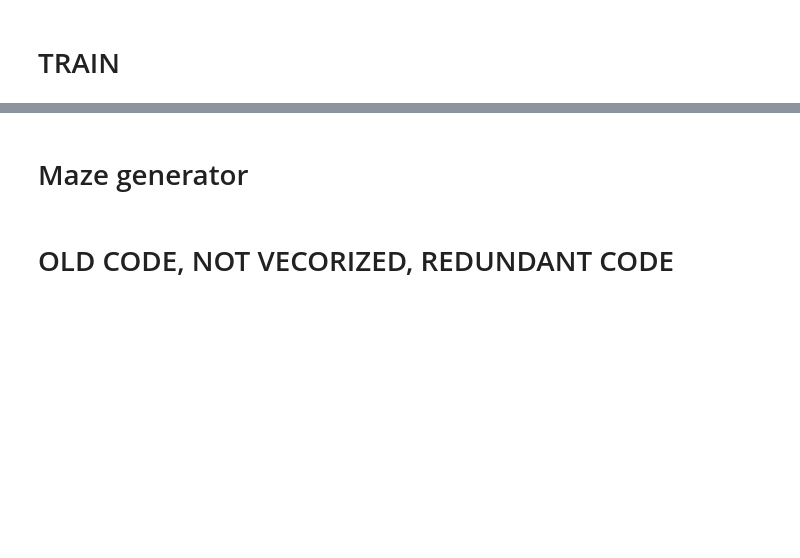
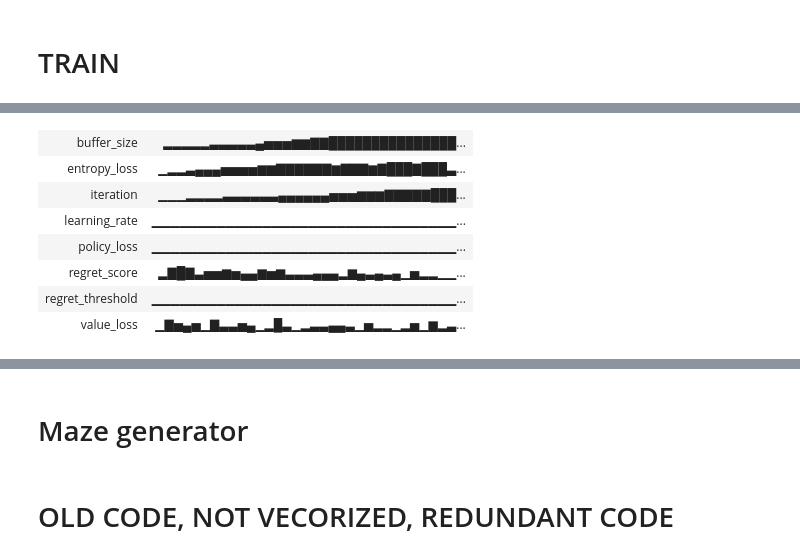
Before and after one commit to noostale/accel-adaptive-rl-env-curricula, a Jupyter notebook: accel.ipynb, the cells around one changed output, grey strips where cells are left out. Drawn from its saved outputs; the diff is of its cells as text; code cells hidden in the pictures; blank space fills up the shorter version.

```diff
--- a/accel.ipynb
+++ b/accel.ipynb
@@ -436,54 +556,59 @@ Using device: cpu
 # %% [markdown]
 # TRAIN
 # %%
-# use pprun to profile and list by cumulative time
-config = {
-        "grid_size": 5,
+if __name__ == "__main__":
 
-        "total_iterations": 1000,
-        "train_steps": 500,
+    wandb.finish()
 
-        "replay_prob": 0.8,            # Probability of replaying a level and editing it vs. generating a new one
-        "level_buffer_size": 128,       # Maximum number of levels to store in the buffer
-        "initial_fill_size": 64,       # Number of levels to pre-fill the buffer with
-        "regret_threshold": 0.00,      # Minimum regret threshold to consider a level for the buffer
+    config = {
+            "grid_size": 5,
 
-        "n_envs": 1,                   # Number of parallel environments to use for training
+            "total_iterations": 100,
+            "train_steps": 500,
 
-        "edit_levels": True,           # Whether to edit levels during training i.e. ACCEL or PLR
-        "easy_start": True,            # Whether to fill the buffer with easy levels first i.e. minimum number of blocks
+            "replay_prob": 0.8,            # Probability of replaying a level and editing it vs. generating a new one
+            "level_buffer_size": 128,       # Maximum number of levels to store in the buffer
+            "initial_fill_size": 64,       # Number of levels to pre-fill the buffer with
+            "regret_threshold": 0.00,      # Minimum regret threshold to consider a level for the buffer
 
-        "parallel_regret": False       # Whether to use parallel GAE-based regret calculation
-    }
+            "n_envs": 3,                   # Number of parallel environments to use for training
+
+            "edit_levels": True,           # Whether to edit levels during training i.e. ACCEL or PLR
+            "easy_start": True,            # Whether to fill the buffer with easy levels first i.e. minimum number of blocks
+
+            }
 
 
 
-'''config["edit_levels"] = False
-config["easy_start"] = False
-print(f"Running PLR with config: {config}")
-model_plr = main_accel(**config)
+    #config["edit_levels"] = False
+    #config["easy_start"] = False
+    #print(f"Running PLR with config: {config}")
+    #model_plr = main_accel(**config)
 
-# Save the model
-model_plr.save("plr_model")
+    # Save the model
+    #model_plr.save("plr_model")
 
-print("\n\n============================================\n\n")
+    print("\n\n============================================\n\n")
 
-config["edit_levels"] = True
-config["easy_start"] = False
-print(f"Running ACCEL with config: {config}")
-model_accel = main_accel(**config)
+    config["edit_levels"] = True
+    config["easy_start"] = False
+    print(f"Running ACCEL with config: {config}")
+    model_accel = main_accel(**config)
 
-# Save the model
-model_accel.save("accel_model")
+    # Save the model
+    model_accel.save("accel_model")
 
-print("\n\n============================================\n\n")
-'''
+    print("\n\n============================================\n\n")
 
-config["edit_levels"] = True
-config["easy_start"] = True
-print(f"Running ACCEL with easy start with config: {config}")
-model_accel_easy = main_accel(**config)
 
-# Save the model
-model_accel_easy.save(f"accel_model_easy_{config['grid_size']}x{config['grid_size']}")
+    config["edit_levels"] = True
+    config["easy_start"] = True
+    print(f"Running ACCEL with easy start with config: {config}")
+    model_accel_easy = main_accel(**config)
+
+    # Save the model
+    model_accel_easy.save(f"models/accel_model_easy_{config['grid_size']}x{config['grid_size']}")
+
+    # Evaluate the models
+    evalute_models()
 # %% [output]
@@ -506,0 +617,8 @@ Sampled level from buffer: {'width': 5, 'height': 5, 'num_blocks': 8, 'start_pos
+| buffer_size | ▂▂▂▂▂▃▃▃▃▃▄▅▅▅▆▆▇▇███████████████... |
+| entropy_loss | ▁▂▂▃▄▄▄▅▅▅▅▆▆▇▇▇▇▇▇▆▇▇▇▆▇███▇███▃... |
+| iteration | ▁▁▁▂▂▂▂▃▃▃▃▃▃▄▄▄▄▄▄▅▅▅▆▆▆▇▇▇▇▇███... |
+| learning_rate | ▁▁▁▁▁▁▁▁▁▁▁▁▁▁▁▁▁▁▁▁▁▁▁▁▁▁▁▁▁▁▁▁▁... |
+| policy_loss | ▁▁▁▁▁▁▁▁▁▁▁▁▁▁▁▁▁▁▁▁▁▁▁▁▁▁▁▁▁▁▁▁▁... |
+| regret_score | ▂▇█▇▃▅▅▆▅▄▄▆▅▆▃▃▃▄▄▄▂▆▄▃▄▃▄▁▅▂▂▁▁... |
+| regret_threshold | ▁▁▁▁▁▁▁▁▁▁▁▁▁▁▁▁▁▁▁▁▁▁▁▁▁▁▁▁▁▁▁▁▁... |
+| value_loss | ▁▇▅▄▅▁▇▃▃▅▄▁▂█▃▁▂▃▃▄▄▃▁▅▂▂▁▂▅▁▆▂▃... |
```
Also changed, not shown: parts of 14 cells of this notebook, 6 other files.
